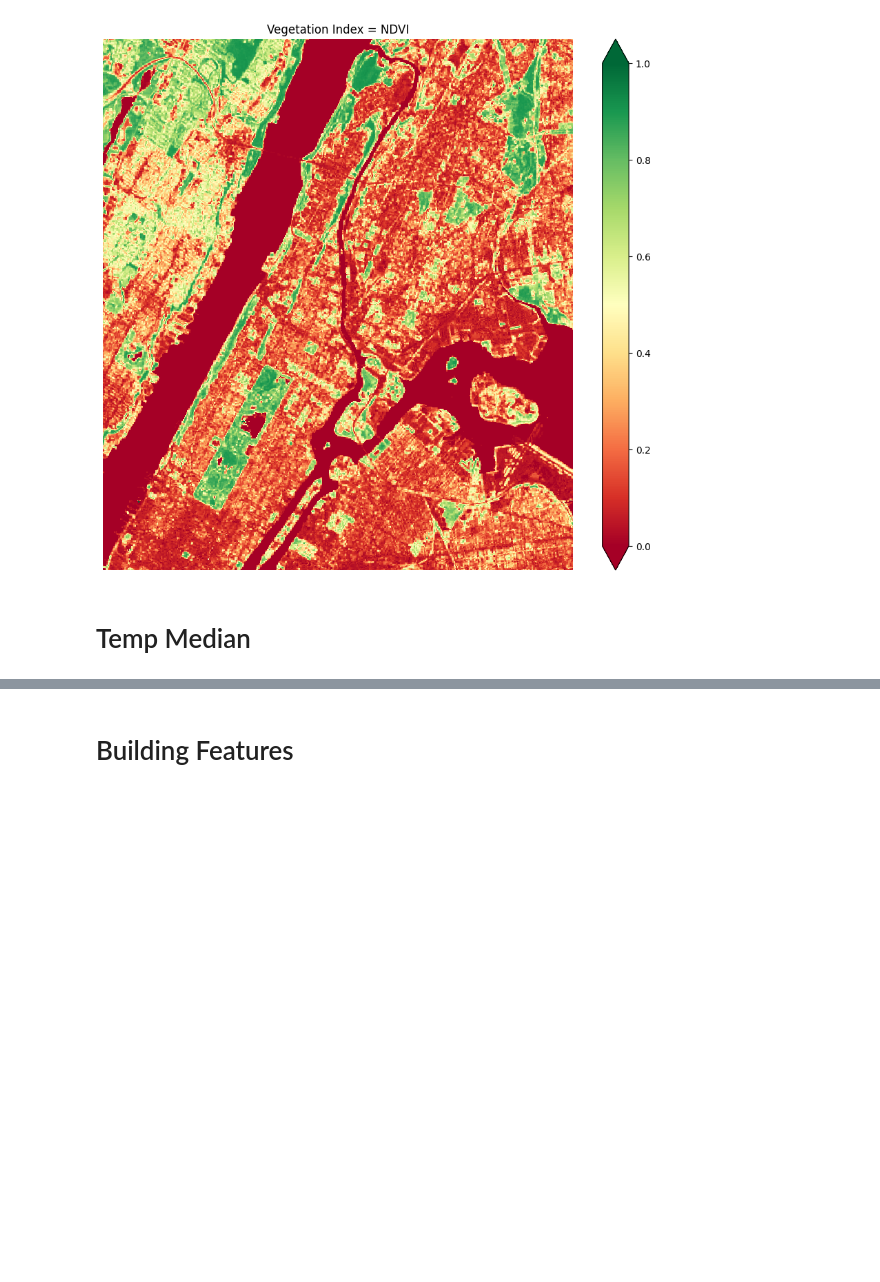
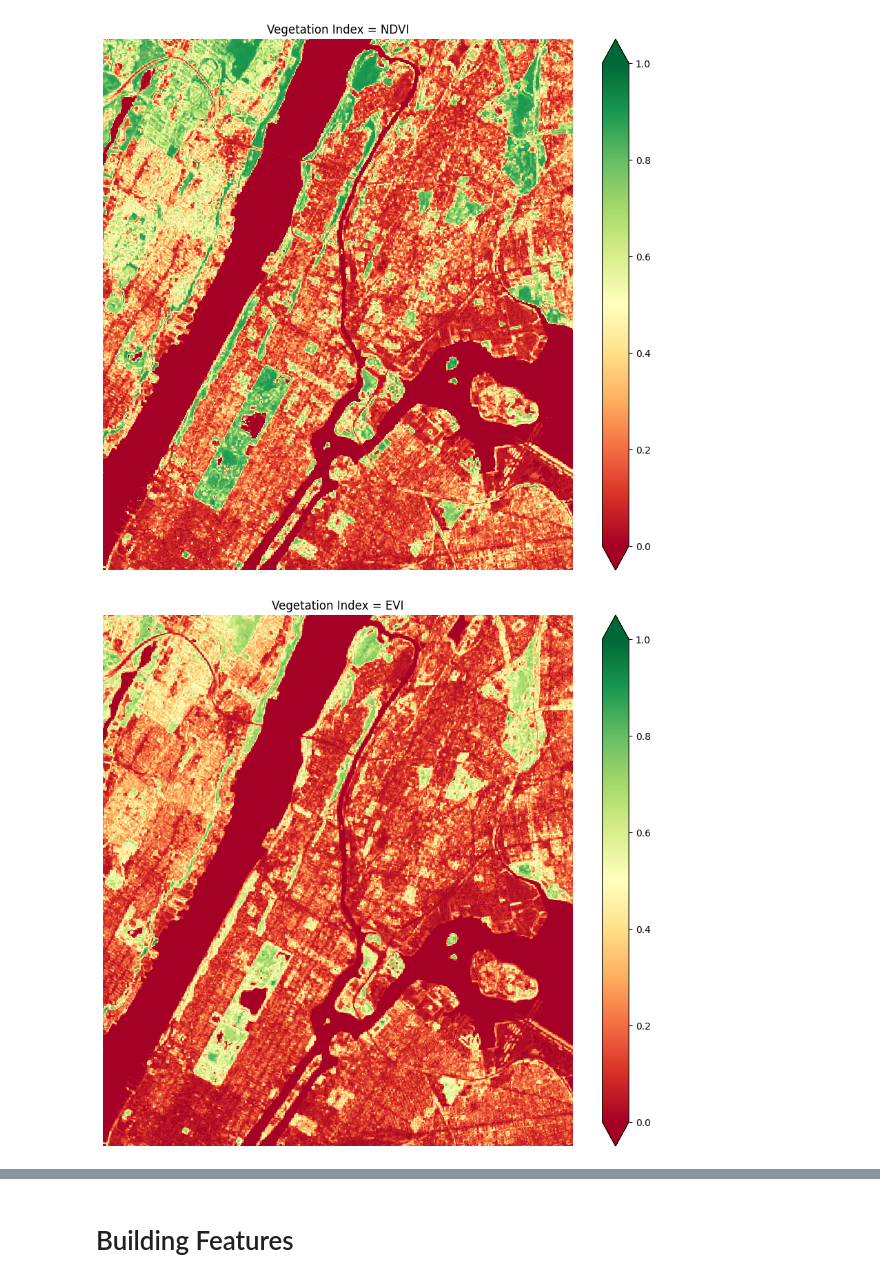
Before and after one commit to valliansayoga/ey-data-challenge-2025, a Jupyter notebook: EY2025_Create_Features.ipynb, the cells around one changed output, grey strips where cells are left out. Saved outputs shown, nothing was run; the diff lists cells and outputs as text; code cells hidden in the pictures; blank space fills up the shorter version.

```diff
--- a/EY2025_Create_Features.ipynb
+++ b/EY2025_Create_Features.ipynb
@@ -140,7 +154,8 @@ list(map(lambda item: {item.properties["datetime"]: item.properties["eo:cloud_co
 # %%
 data1 = stac_load(
     items,
-    bands=["red", "green", "blue", "nir08"],
+    bands=["red", "green", "blue",
+           "nir08", "qa_aerosol", "emsd"],
     crs="EPSG:4326", # Latitude-Longitude
     resolution=scale, # Degrees
     chunks={"x": 2048, "y": 2048},
@@ -257,4 +247,4 @@ offset2 = 149.0
 kelvin_celsius = 273.15 # convert from Kelvin to Celsius
 data2 = data2.astype(float) * scale2 + offset2 - kelvin_celsius
 # %%
-data1 = data1[["red", "green", "blue", "nir08"]].median(dim="time")  # Getting the median
+data1 = data1.median(dim="time")  # Getting the median
@@ -265,2 +251,36 @@ ndvi = (data1.nir08 - data1.red) / (data1.nir08 + data1.red)
+# %%
+ndvi_median = (data1.nir08 - data1.red) / (data1.nir08 + data1.red)
+evi_median = 2.5 * ((data1.nir08 - data1.red) / (data1.nir08 + 6 * data1.red - 7.5 * data1.blue + 1))
+red_median = data1.red
+green_median = data1.green
+blue_median = data1.blue
+nir_median = data1.nir08
+qa_aerosol_median = data1.qa_aerosol
+emsd_median = data1.emsd
+
+# Temperature
+lwir_median = data2.lwir11.median(dim="time")
+lwir_median.name = "lwir_median"
+
+ndvi_median.name = "ndvi_median"
+evi_median.name = "evi_median"
+red_median.name = "red_median"
+green_median.name = "green_median"
+blue_median.name = "blue_median"
+nir_median.name = "nir_median"
+qa_aerosol_median.name = "qa_aerosol"
+emsd_median.name = "emsd"
+
+landsat_to_export = [
+    ndvi_median,
+    evi_median,
+    red_median,
+    green_median,
+    blue_median,
+    nir_median,
+    qa_aerosol_median,
+    emsd_median,
+    lwir_median
+]
 # %%
 fig, ax = plt.subplots(figsize=(11,10))
@@ -270,5 +290,3 @@ plt.axis('off')
 plt.show()
 # %% [output]
 [figure]
-# %% [markdown]
-# Temp Median
@@ -277,3 +293,11 @@ lwir_median = data2.lwir11.median(dim="time")
+# %%
+fig, ax = plt.subplots(figsize=(11,10))
+evi_median.plot.imshow(vmin=0.0, vmax=1.0, cmap="RdYlGn")
+plt.title("Vegetation Index = EVI")
+plt.axis('off')
+plt.show()
+# %% [output]
+[figure, added]
 # %%
 from pathlib import Path
 
```
Also changed, not shown: parts of 30 cells of this notebook.
